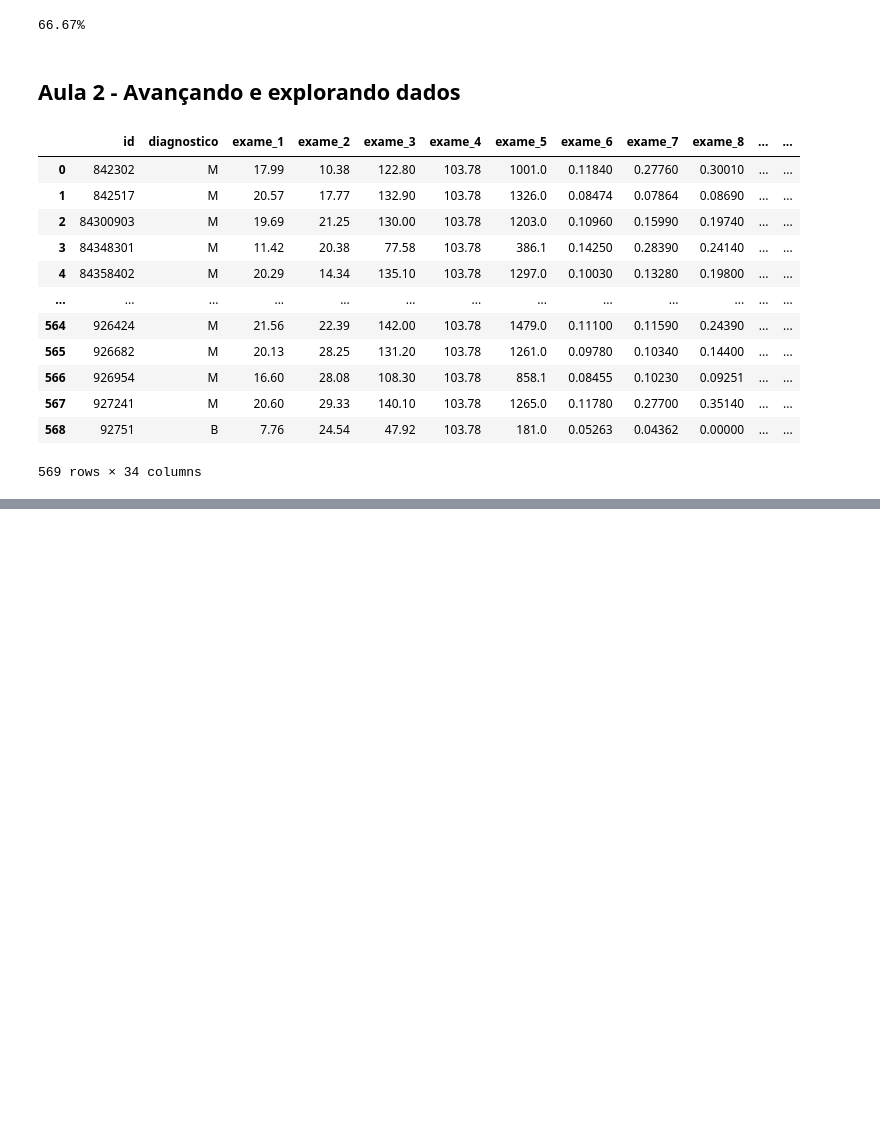
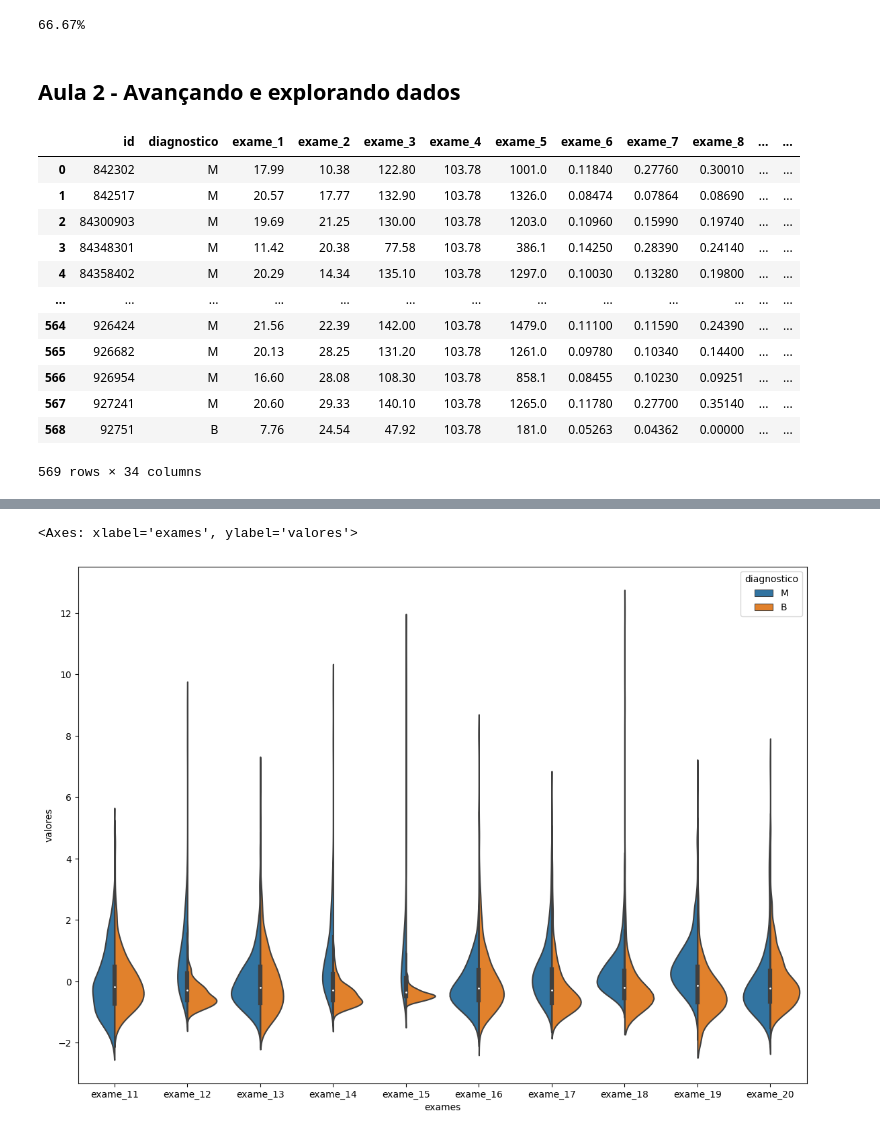
Before and after one commit to pedroamelo/Alura-Machine-Learning-3, a Jupyter notebook: Machine Learning - Lidando com dados de muitas dimensões.ipynb, the cells around one changed output, grey strips where cells are left out. Cells and saved outputs as stored; diff of their text form; code cells hidden in the pictures; blank space fills up the shorter version.

```diff
--- a/Machine Learning - Lidando com dados de muitas dimensões.ipynb
+++ b/Machine Learning - Lidando com dados de muitas dimensões.ipynb
@@ -103,0 +187,5 @@ dados_plot = pd.melt(dados, id_vars='diagnostico',
+# %%
+grafico_violino(valores_exames, 11,20)
+# %% [output]
+<Axes: xlabel='exames', ylabel='valores'>
+[figure, added]
```
Also changed, not shown: parts of 27 cells of this notebook.
